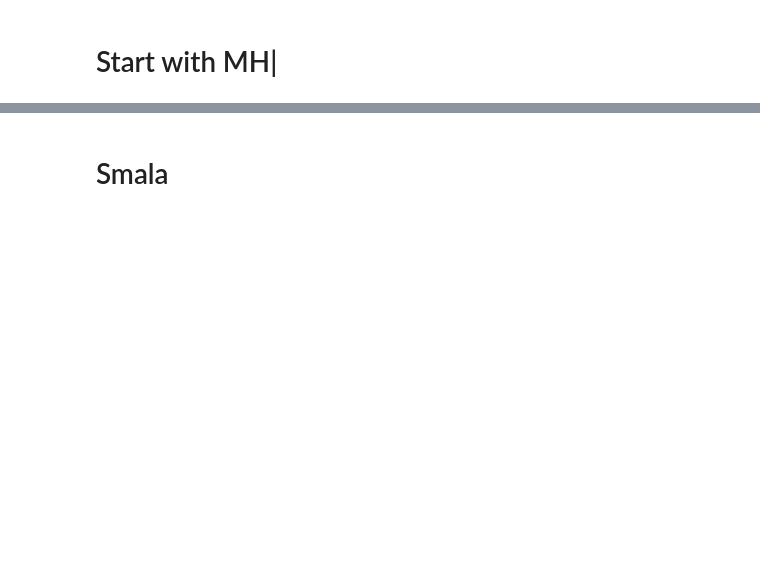
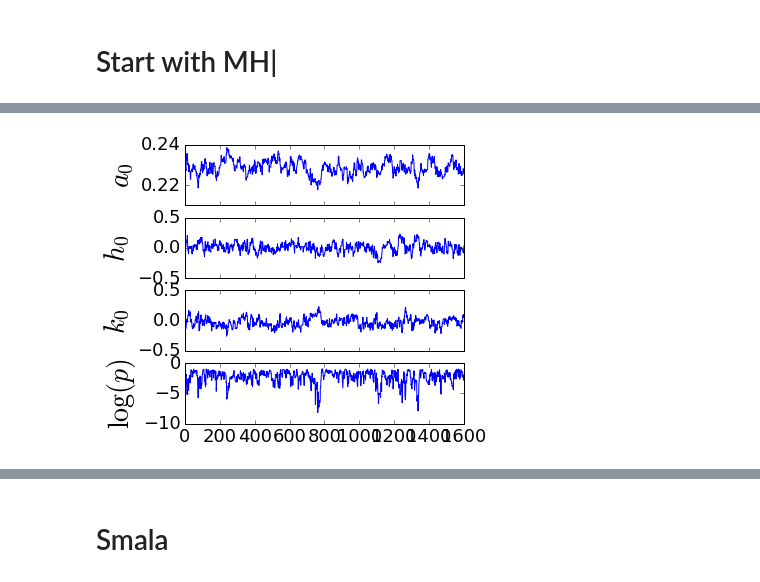
Before and after one commit to MrSwordFish/rvel-mcmc, a Jupyter notebook: New struct tests.ipynb, the cells around one changed output, grey strips where cells are left out. Cells and saved outputs as stored; diff of their text form; code cells hidden in the pictures; blank space fills up the shorter version.

```diff
--- a/New struct tests.ipynb
+++ b/New struct tests.ipynb
@@ -13,6 +20,6 @@ from datetime import datetime
 # %%
 initial = [{'a': 0.2275, 'h': 0.00,'k': 0.00, 'm': 0.001965}]
-label, Niter, Nwalkers, Scale = 'simple_mh_1', 32*50, 2, {'a': 0.0003, 'h': 0.01, 'k': 0.01, 'm': 0.00003}
+label, Niter, Nwalkers, Scale = 'simple_mh_1', 32*50, 2, {'a': 0.0003, 'h': 0.01, 'k': 0.01, 'm': 0.03}
 # %%
 initial_state = state.State(planets = initial, ignore_vars='m')
 obs = driver.createObs(initial_state, 70, 3.5e-4, 9e-5, 1.37)
@@ -29,5 +29,5 @@ reload(driver)
 # %% [markdown]
 # Start with MH|
 # %%
-mhbundle1, mhH1 = driver.createMH('simple_mh_1',Niter, initial_state, obs, Scale, 2e-4)
+mhbundle1, mhH1 = driver.createMH('simple_mh_1',Niter, initial_state, obs, Scale, 5)
 # %% [output]
@@ -48,2 +48,4 @@ The end time of the simulation is 2017-02-27 07:04:17.789932
 # %%
-driver.inLinePlotChains(mhbundle1, [5,5], 'test', True)
+driver.inLinePlotChains(mhbundle1, [5,5])
+# %% [output]
+[figure, added]
```
Also changed, not shown: parts of 38 cells of this notebook, 25 other files.
